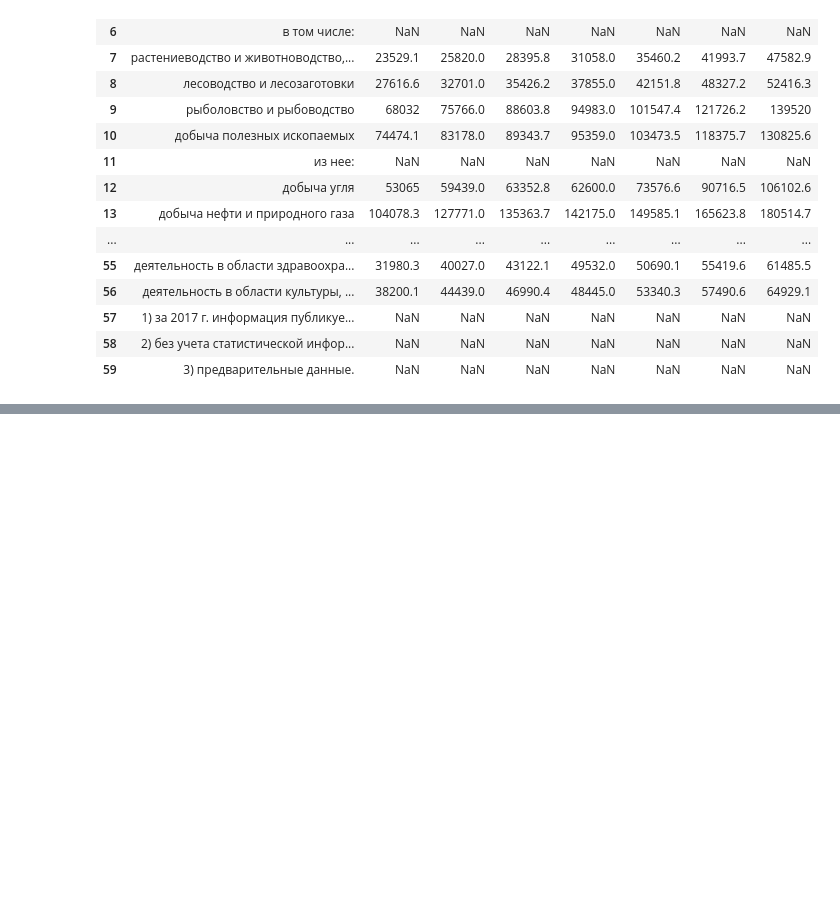
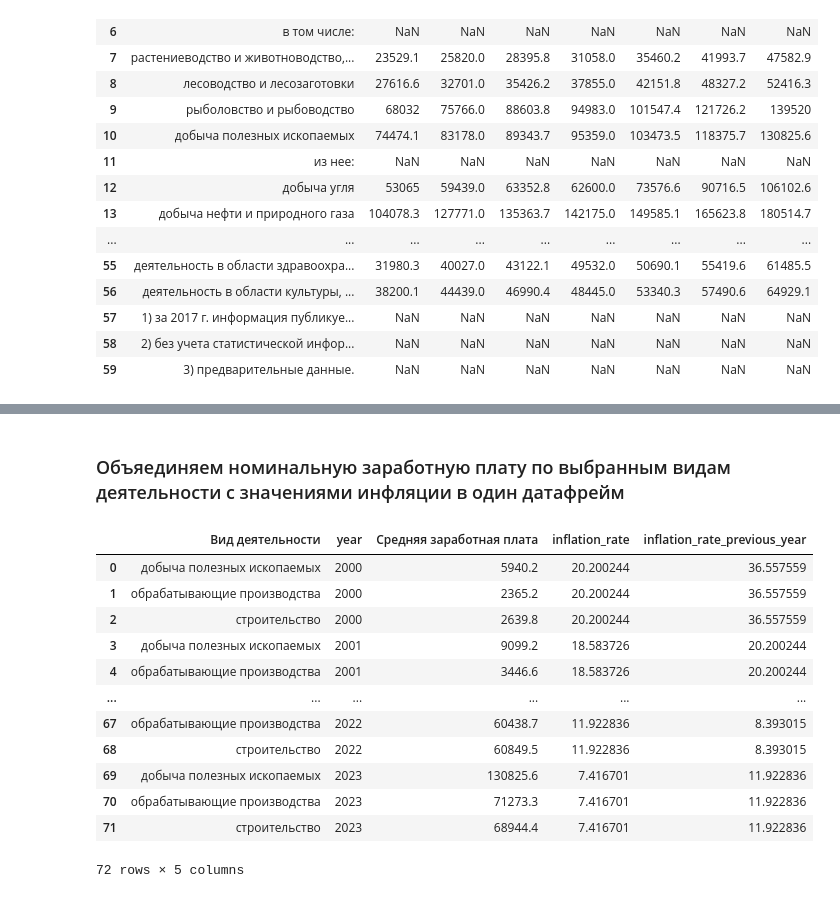
Before and after one commit to YarRus12/salary_stat_Russia, a Jupyter notebook: JupyterNotebook.ipynb, the cells around one changed output, grey strips where cells are left out. Drawn from its saved outputs; the diff is of its cells as text; code cells hidden in the pictures; blank space fills up the shorter version.

```diff
--- a/jupyterNotebook.ipynb
+++ b/JupyterNotebook.ipynb
@@ -84,0 +116,15 @@ merged_df
+# %%
+import requests
+
+url = 'https://xn----ctbjnaatncev9av3a8f8b.xn--p1ai/%D1%82%D0%B0%D0%B1%D0%BB%D0%B8%D1%86%D1%8B-%D0%B8%D0%BD%D1%84%D0%BB%D1%8F%D1%86%D0%B8%D0%B8'
+r = requests.get(url)
+if r.status_code == 200:
+  html_content = r.text
+  inflation_start_line = html_content[html_content.find('yoyInflationList')+len('yoyInflationList":'):]
+  inflation_line = inflation_start_line[:inflation_start_line.find(']')+1].replace('new Date(', '').replace(')', '')
+
+  inflation_list = (eval(inflation_line))
+else:
+  print('No connection')
+  exit(1)
+inflation_list[:25]
@@ -84,0 +151,5 @@ merged_df
+# %%
+year_inf = [{'year': record['month'][:4], 'inflation_rate': record['rate']} for record in inflation_list if record['month'][5:7] == '12']
+inflation = pd.DataFrame(year_inf, columns=['year', 'inflation_rate'])
+inflation['inflation_rate_previous_year'] = inflation['inflation_rate'].shift(1)
+inflation
@@ -84,0 +174,19 @@ merged_df
+# %% [markdown]
+### Объяединяем номинальную заработную плату по выбранным видам деятельности с значениями инфляции в один датафрейм
+# %%
+res = economy_df.merge(inflation, on='year')
+res
+# %% [output]
+|  | Вид деятельности | year | Средняя заработная плата | inflation_rate | inflation_rate_previous_year |
+| 0 | добыча полезных ископаемых | 2000 | 5940.2 | 20.200244 | 36.557559 |
+| 1 | обрабатывающие производства | 2000 | 2365.2 | 20.200244 | 36.557559 |
+| 2 | строительство | 2000 | 2639.8 | 20.200244 | 36.557559 |
+| 3 | добыча полезных ископаемых | 2001 | 9099.2 | 18.583726 | 20.200244 |
+| 4 | обрабатывающие производства | 2001 | 3446.6 | 18.583726 | 20.200244 |
+| ... | ... | ... | ... | ... | ... |
+| 67 | обрабатывающие производства | 2022 | 60438.7 | 11.922836 | 8.393015 |
+| 68 | строительство | 2022 | 60849.5 | 11.922836 | 8.393015 |
+| 69 | добыча полезных ископаемых | 2023 | 130825.6 | 7.416701 | 11.922836 |
+| 70 | обрабатывающие производства | 2023 | 71273.3 | 7.416701 | 11.922836 |
+| 71 | строительство | 2023 | 68944.4 | 7.416701 | 11.922836 |
+72 rows × 5 columns
```
Also changed, not shown: parts of 16 cells of this notebook, 2 other files.
